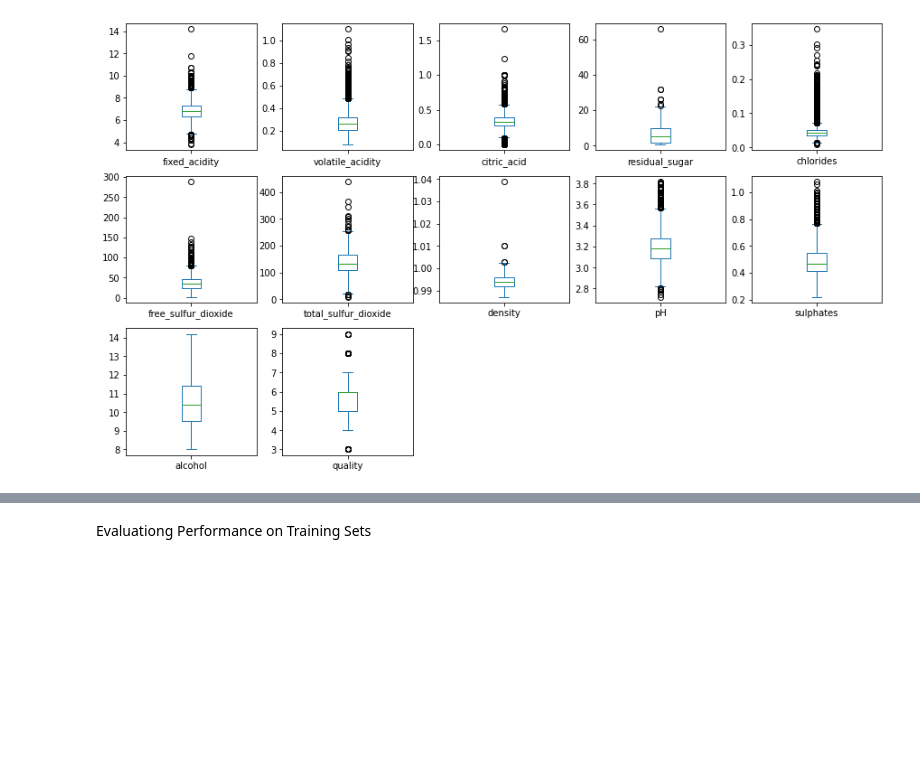
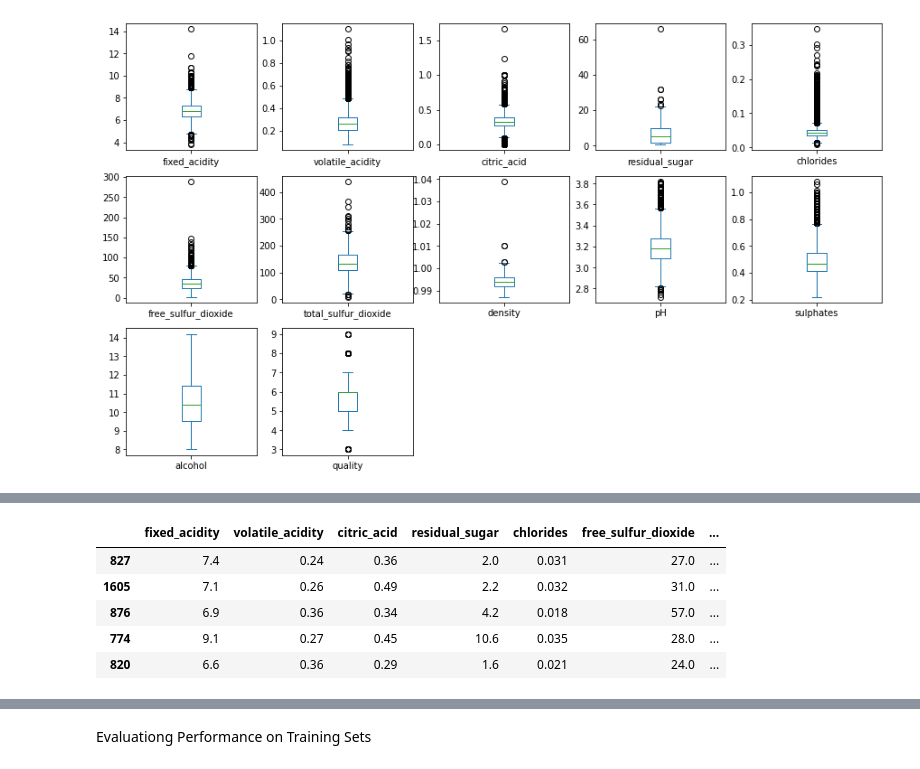
Before and after one commit to RanaBadri/Project-4, a Jupyter notebook: whitewine_analysis.ipynb, the cells around one changed output, grey strips where cells are left out. Cells and saved outputs as stored; diff of their text form; code cells hidden in the pictures; blank space fills up the shorter version.

```diff
--- a/whitewine_analysis.ipynb
+++ b/whitewine_analysis.ipynb
@@ -157,3 +186,13 @@ Observation:
+# %%
+#five best wines
+data.sort_values('quality', ascending=False).head()
+# %% [output]
+|  | fixed_acidity | volatile_acidity | citric_acid | residual_sugar | chlorides | free_sulfur_dioxide | ... |
+| 827 | 7.4 | 0.24 | 0.36 | 2.0 | 0.031 | 27.0 | ... |
+| 1605 | 7.1 | 0.26 | 0.49 | 2.2 | 0.032 | 31.0 | ... |
+| 876 | 6.9 | 0.36 | 0.34 | 4.2 | 0.018 | 57.0 | ... |
+| 774 | 9.1 | 0.27 | 0.45 | 10.6 | 0.035 | 28.0 | ... |
+| 820 | 6.6 | 0.36 | 0.29 | 1.6 | 0.021 | 24.0 | ... |
 # %%
 from sklearn.ensemble import RandomForestClassifier, GradientBoostingClassifier
 from sklearn.svm import SVC, LinearSVC
```
Also changed, not shown: parts of 17 cells of this notebook, 9 other files.
